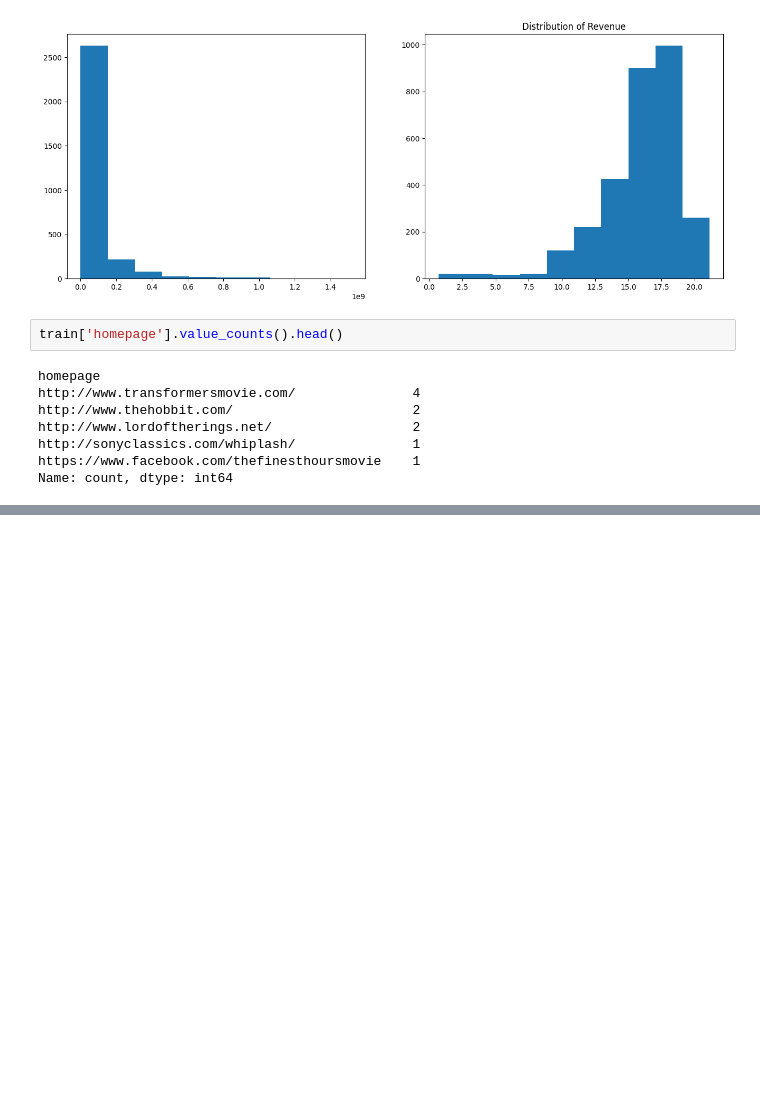
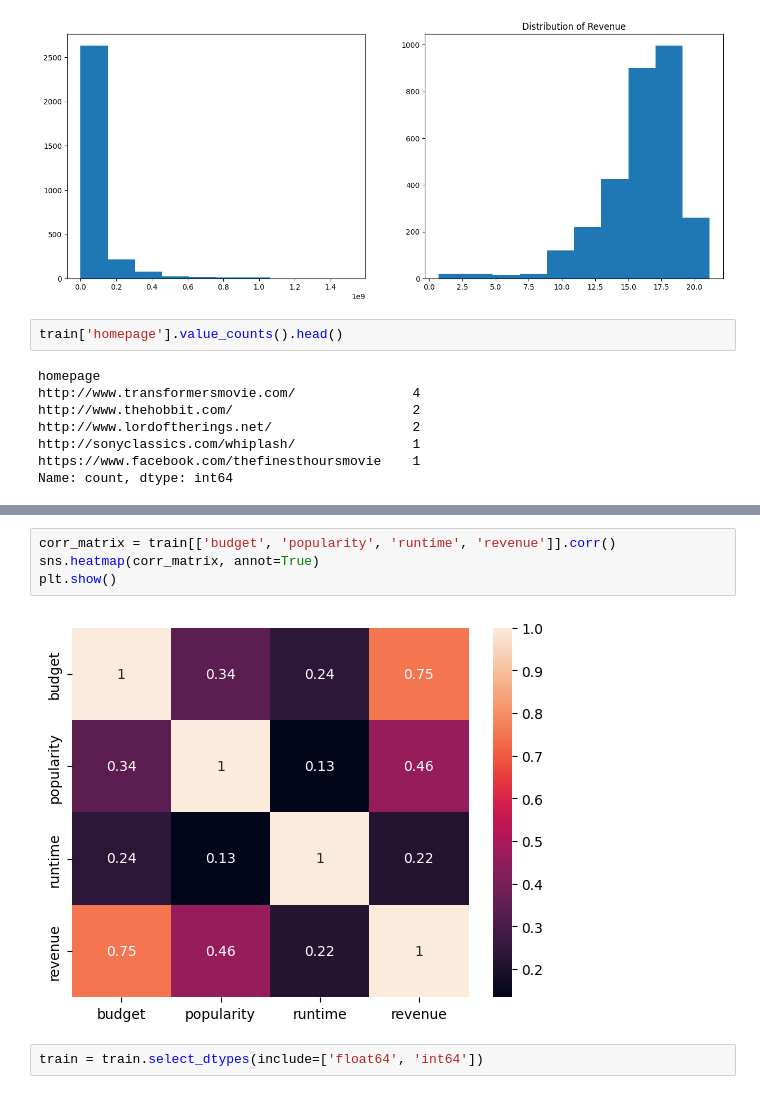
Before and after one commit to anmolsmann/Kaggle, a Jupyter notebook: pmdb.ipynb, the cells around one changed output, grey strips where cells are left out. Drawn from its saved outputs; the diff is of its cells as text; blank space fills up the shorter version.

```diff
--- a/pmdb.ipynb
+++ b/pmdb.ipynb
@@ -38,0 +53,8 @@ Name: count, dtype: int64
+# %%
+corr_matrix = train[['budget', 'popularity', 'runtime', 'revenue']].corr()
+sns.heatmap(corr_matrix, annot=True)
+plt.show()
+# %% [output]
+[figure, added]
+# %%
+train = train.select_dtypes(include=['float64', 'int64'])
```
Also changed, not shown: parts of 14 cells of this notebook, 6 other files.
